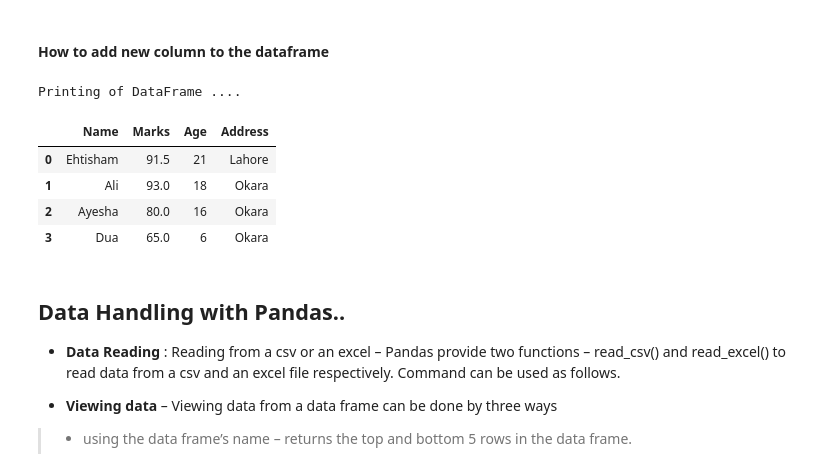
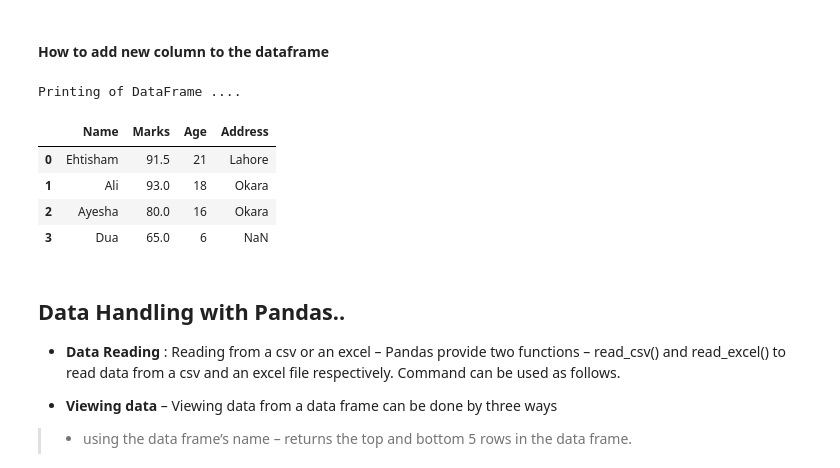
Before and after one commit to ehtisham-sadiq/Python-Backend, a Jupyter notebook: NumPy_Pandas_Tutorials/Introduction_to_Pandas.ipynb, the cells around one changed output. Drawn from its saved outputs; the diff is of its cells as text; code cells hidden in the pictures.

```diff
--- a/NumPy_Pandas_Tutorials/Introduction_to_Pandas.ipynb
+++ b/NumPy_Pandas_Tutorials/Introduction_to_Pandas.ipynb
@@ -181,18 +171,18 @@ Printing of DataFrame ....
 # %% [markdown]
 #### How to add new column to the dataframe
 # %%
-address = pd.Series(['Lahore','Okara','Okara','Okara'])
+address = pd.Series(['Lahore','Okara','Okara'])
 ##Creating new column in the dataframe by providing s Series created using list
 df['Address'] = address
 print("Printing of DataFrame .... ")
 df
 # %% [output]
 Printing of DataFrame ....
 |  | Name | Marks | Age | Address |
 | 0 | Ehtisham | 91.5 | 21 | Lahore |
 | 1 | Ali | 93.0 | 18 | Okara |
 | 2 | Ayesha | 80.0 | 16 | Okara |
-| 3 | Dua | 65.0 | 6 | Okara |
+| 3 | Dua | 65.0 | 6 | NaN |
 # %% [markdown]
 ## Data Handling with Pandas..
 
```
Also changed, not shown: parts of 124 cells of this notebook, 8 other files.
